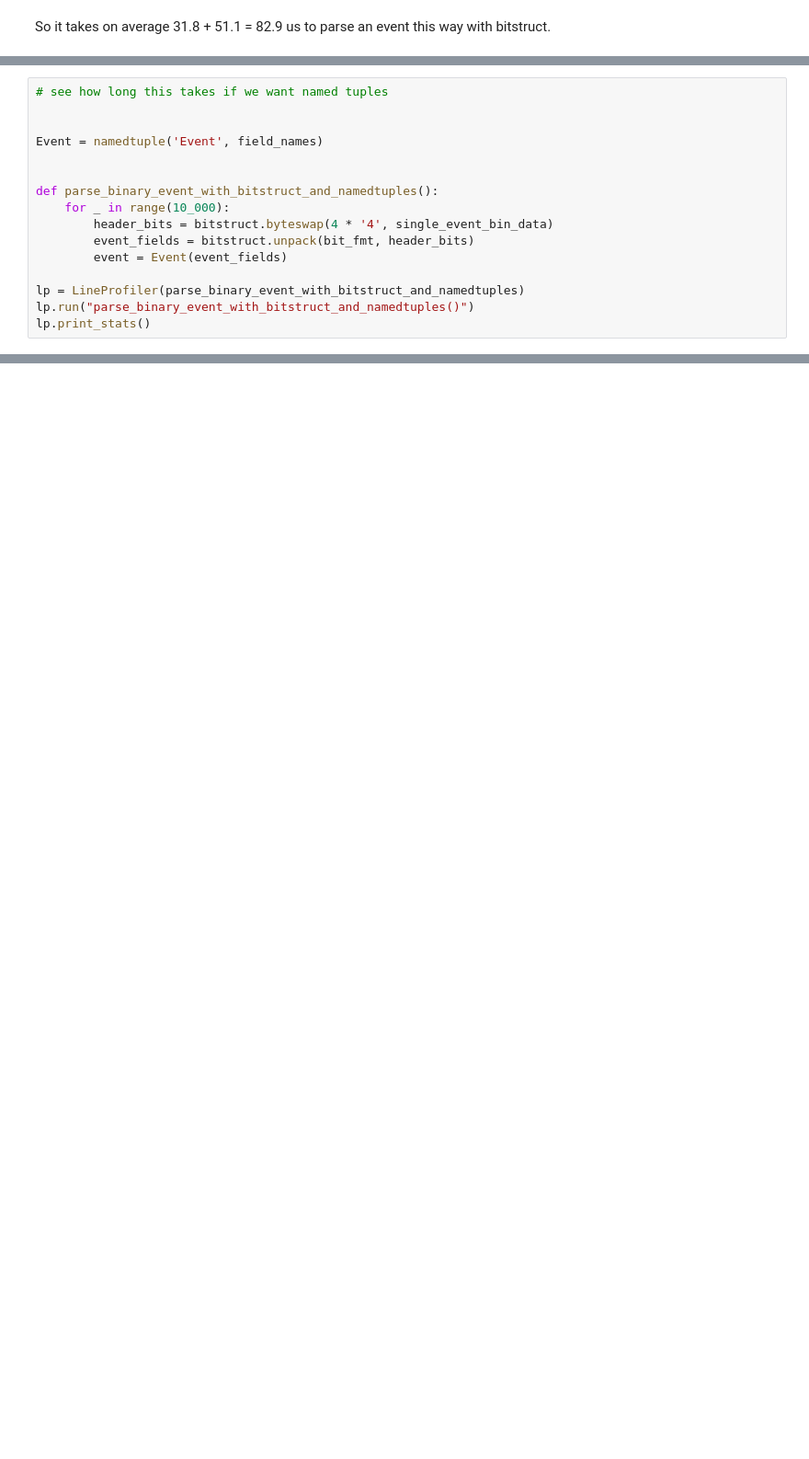
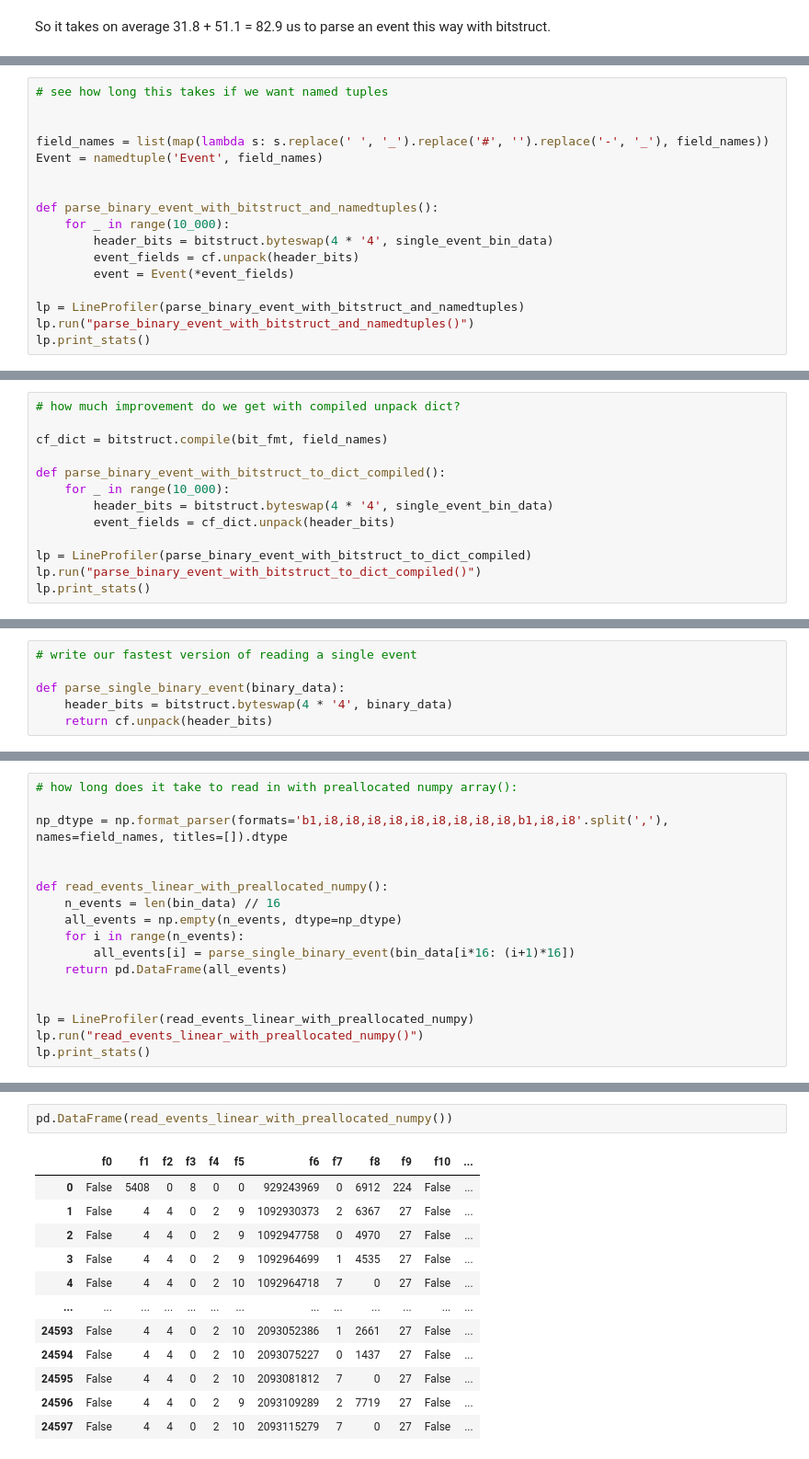
Before and after one commit to FSIBT/pypixie16, a Jupyter notebook: scratch/test_speed_of_reading_in_bits.ipynb, the cells around one changed output, grey strips where cells are left out. Shown at 92% size. Drawn from its saved outputs; the diff is of its cells as text; blank space fills up the shorter version.

Commit message:
worked on speeding up list mode data

```diff
--- a/scratch/test_speed_of_reading_in_bits.ipynb
+++ b/scratch/test_speed_of_reading_in_bits.ipynb
@@ -212,14 +239,15 @@ TypeError: replace expected at least 2 arguments, got 1
 # see how long this takes if we want named tuples
 
 
+field_names = list(map(lambda s: s.replace(' ', '_').replace('#', '').replace('-', '_'), field_names))
 Event = namedtuple('Event', field_names)
 
 
 def parse_binary_event_with_bitstruct_and_namedtuples():
     for _ in range(10_000):
         header_bits = bitstruct.byteswap(4 * '4', single_event_bin_data)
-        event_fields = bitstruct.unpack(bit_fmt, header_bits)
-        event = Event(event_fields)
+        event_fields = cf.unpack(header_bits)
+        event = Event(*event_fields)
 
 lp = LineProfiler(parse_binary_event_with_bitstruct_and_namedtuples)
 lp.run("parse_binary_event_with_bitstruct_and_namedtuples()")
@@ -228,0 +297,13 @@ ValueError: Type names and field names must be valid identifiers: 'Finish Code'
+# %%
+# how much improvement do we get with compiled unpack dict?
+
+cf_dict = bitstruct.compile(bit_fmt, field_names)
+
+def parse_binary_event_with_bitstruct_to_dict_compiled():
+    for _ in range(10_000):
+        header_bits = bitstruct.byteswap(4 * '4', single_event_bin_data)
+        event_fields = cf_dict.unpack(header_bits)
+
+lp = LineProfiler(parse_binary_event_with_bitstruct_to_dict_compiled)
+lp.run("parse_binary_event_with_bitstruct_to_dict_compiled()")
+lp.print_stats()
@@ -228,0 +376,6 @@ ValueError: Type names and field names must be valid identifiers: 'Finish Code'
+# %%
+# write our fastest version of reading a single event
+
+def parse_single_binary_event(binary_data):
+    header_bits = bitstruct.byteswap(4 * '4', binary_data)
+    return cf.unpack(header_bits)
@@ -228,0 +506,17 @@ ValueError: Type names and field names must be valid identifiers: 'Finish Code'
+# %%
+# how long does it take to read in with preallocated numpy array():
+
+np_dtype = np.format_parser(formats='b1,i8,i8,i8,i8,i8,i8,i8,i8,i8,b1,i8,i8'.split(','), names=field_names, titles=[]).dtype
+
+
+def read_events_linear_with_preallocated_numpy():
+    n_events = len(bin_data) // 16
+    all_events = np.empty(n_events, dtype=np_dtype)
+    for i in range(n_events):
+        all_events[i] = parse_single_binary_event(bin_data[i*16: (i+1)*16])
+    return pd.DataFrame(all_events)
+
+
+lp = LineProfiler(read_events_linear_with_preallocated_numpy)
+lp.run("read_events_linear_with_preallocated_numpy()")
+lp.print_stats()
@@ -228,0 +554,15 @@ ValueError: Type names and field names must be valid identifiers: 'Finish Code'
+# %%
+pd.DataFrame(read_events_linear_with_preallocated_numpy())
+# %% [output]
+|  | f0 | f1 | f2 | f3 | f4 | f5 | f6 | f7 | f8 | f9 | f10 | ... |
+| 0 | False | 5408 | 0 | 8 | 0 | 0 | 929243969 | 0 | 6912 | 224 | False | ... |
+| 1 | False | 4 | 4 | 0 | 2 | 9 | 1092930373 | 2 | 6367 | 27 | False | ... |
+| 2 | False | 4 | 4 | 0 | 2 | 9 | 1092947758 | 0 | 4970 | 27 | False | ... |
+| 3 | False | 4 | 4 | 0 | 2 | 9 | 1092964699 | 1 | 4535 | 27 | False | ... |
+| 4 | False | 4 | 4 | 0 | 2 | 10 | 1092964718 | 7 | 0 | 27 | False | ... |
+| ... | ... | ... | ... | ... | ... | ... | ... | ... | ... | ... | ... | ... |
+| 24593 | False | 4 | 4 | 0 | 2 | 10 | 2093052386 | 1 | 2661 | 27 | False | ... |
+| 24594 | False | 4 | 4 | 0 | 2 | 10 | 2093075227 | 0 | 1437 | 27 | False | ... |
+| 24595 | False | 4 | 4 | 0 | 2 | 10 | 2093081812 | 7 | 0 | 27 | False | ... |
+| 24596 | False | 4 | 4 | 0 | 2 | 9 | 2093109289 | 2 | 7719 | 27 | False | ... |
+| 24597 | False | 4 | 4 | 0 | 2 | 10 | 2093115279 | 7 | 0 | 27 | False | ... |
```
Also changed, not shown: parts of 49 cells of this notebook, 1 other file.
